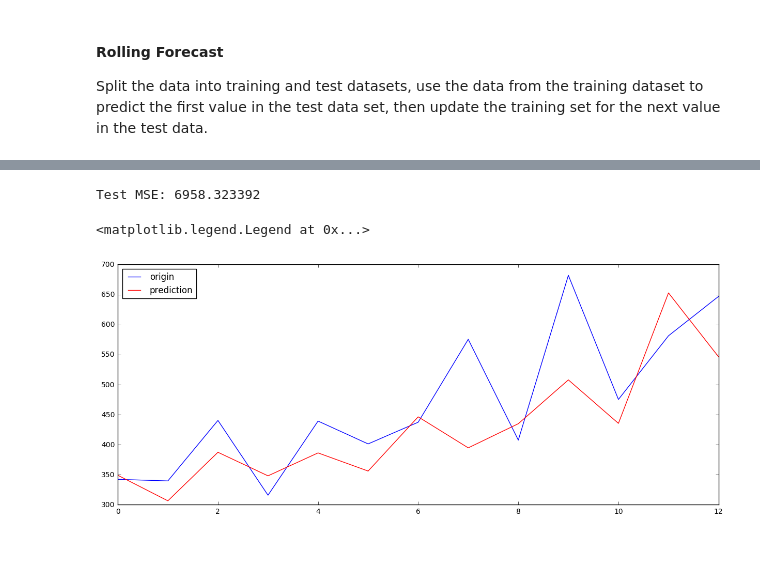
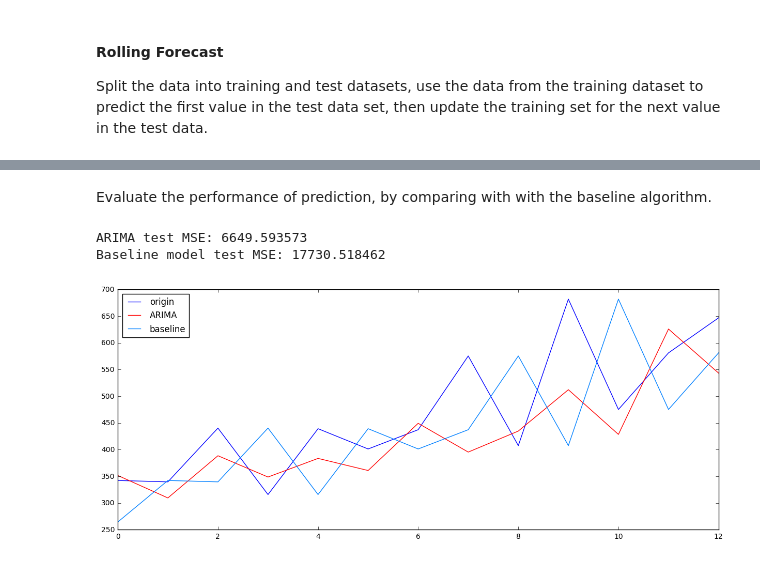
Before and after one commit to liaison/python, a Jupyter notebook: ARIMA.ipynb, the cells around one changed output, grey strips where cells are left out. Drawn from its saved outputs; the diff is of its cells as text; code cells hidden in the pictures.

Commit message:
compare ARIMA with a baseline algorithm

```diff
--- a/ARIMA.ipynb
+++ b/ARIMA.ipynb
@@ -111,17 +114,17 @@ split = int(len(series) * 0.66)
 train, test = series[0:split], series[split:]
 
 history = [x for x in train.values]
-prediction = list()
+arima_prediction = list()
 
 for t in range(len(test)):
     # train and predict with the existing historical data
-    model = ARIMA(history, order=(5, 1, 0))
+    model = ARIMA(history, order=(4, 1, 0))
     model_fit = model.fit(disp=0)
     output = model_fit.forecast()
     yhat = output[0]
     # add the new prediction
-    prediction.append(yhat)
+    arima_prediction.append(yhat)
     # prepare for the next round
     history.append(test[t])
-    print('predictd=%f, expected=%f' % (yhat, test[t]))
+    print('predicted=%f, expected=%f' % (yhat, test[t]))
 # %% [output]
@@ -140,0 +148,8 @@ predictd=546.343468, expected=646.900000
+# %%
+def model_persistence(series, split):
+    prediction = series.shift(1)
+    return prediction[int(len(series)*split):]
+
+baseline_model = model_persistence(series, 0.66)
+
+baseline_model.head()
@@ -141,14 +164,18 @@ predictd=546.343468, expected=646.900000
+# %% [markdown]
+Evaluate the performance of prediction, by comparing with with the baseline algorithm.
 # %%
 from sklearn.metrics import mean_squared_error
 
-print('Test MSE: %f' % mean_squared_error(test, prediction))
+print('ARIMA test MSE: %f' % mean_squared_error(test, arima_prediction))
+print('Baseline model test MSE: %f' % mean_squared_error(test, baseline_model.values))
 
 ax = plt.subplot(111)
 ax.plot(test.values, label='origin')
-_ = ax.plot(prediction, color='red', label='prediction')
+_ = ax.plot(arima_prediction, color='red', label='ARIMA')
+_ = ax.plot(baseline_model.values, color=(0, 0.5, 1), label='baseline')
 
-plt.legend(loc='best')
+_ = plt.legend(loc='best')
 # %% [output]
-Test MSE: 6958.323392
+ARIMA test MSE: 6649.593573
+Baseline model test MSE: 17730.518462
-<matplotlib.legend.Legend at 0x...>
-[figure, old version]
+[figure, new version]
```
Also changed, not shown: parts of 6 cells of this notebook.
